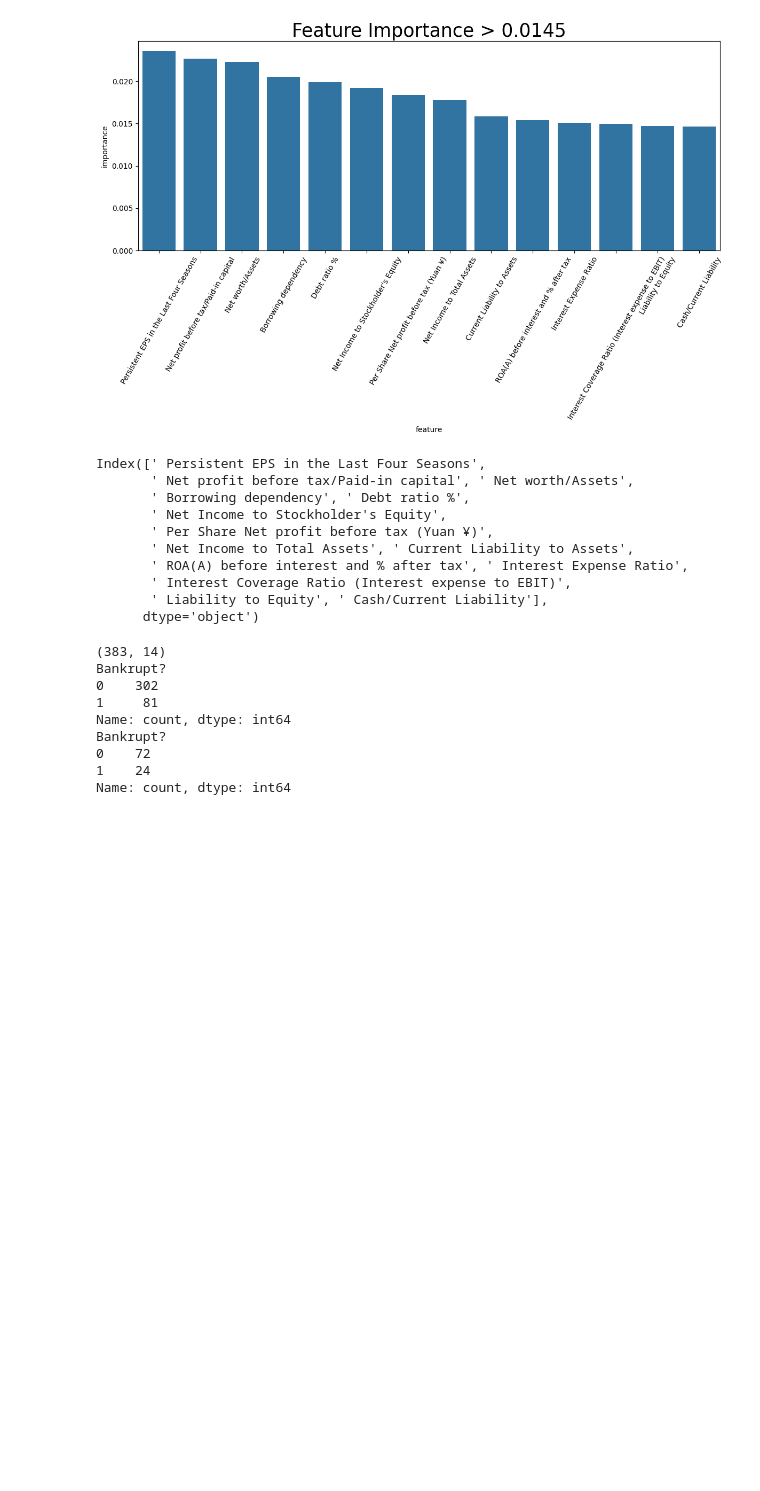
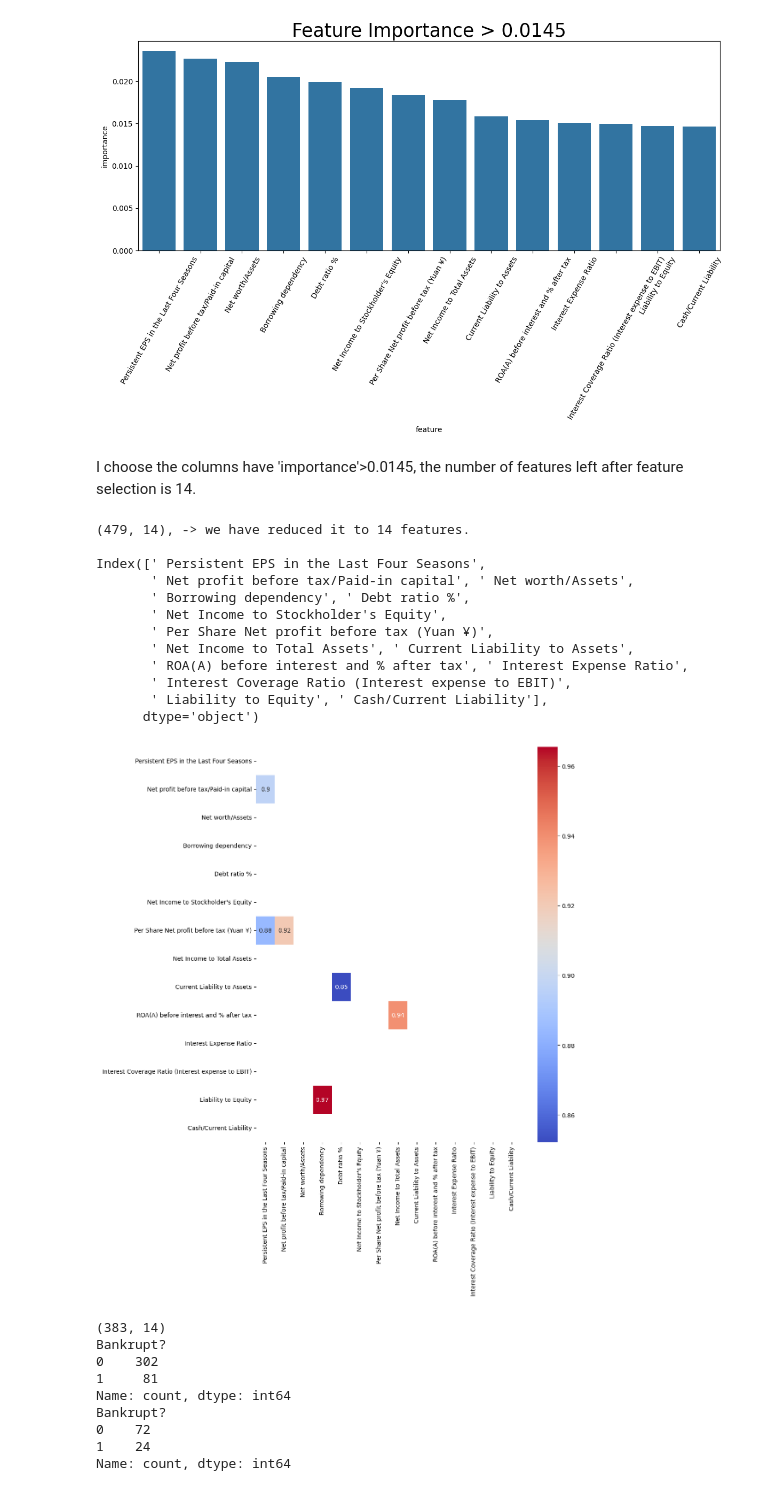
Before and after one commit to Alfred768/CS559_Final_Project, a Jupyter notebook: subgroup0/Gaoyi_Wu_subgroup0.ipynb, the cells around one changed output. Drawn from its saved outputs; the diff is of its cells as text; code cells hidden in the pictures; blank space fills up the shorter version.

```diff
--- a/subgroup0/Gaoyi_Wu_subgroup0.ipynb
+++ b/subgroup0/Gaoyi_Wu_subgroup0.ipynb
@@ -68,11 +77,15 @@ extract_features = feat_importance[feat_importance['importance']>0.0145]['featur
 
 [95 rows x 2 columns]
 [figure]
+# %% [markdown]
+I choose the columns have 'importance'>0.0145, the number of features left after feature selection is 14.
 # %%
 X_selected = X[extract_features]
+print(f'{X_selected.shape}, -> we have reduced it to {X_selected.shape[1]} features.\n')
 print(X_selected.columns)
-# X_selected =X
 # %% [output]
+(479, 14), -> we have reduced it to 14 features.
+
 Index([' Persistent EPS in the Last Four Seasons',
        ' Net profit before tax/Paid-in capital', ' Net worth/Assets',
        ' Borrowing dependency', ' Debt ratio %',
@@ -83,6 +96,16 @@ Index([' Persistent EPS in the Last Four Seasons',
        ' Interest Coverage Ratio (Interest expense to EBIT)',
        ' Liability to Equity', ' Cash/Current Liability'],
       dtype='object')
+# %%
+corr = X_selected.corr()
+threshold = 0.8
+strong_corr = corr[(corr >= threshold) & (corr < 1.0)]
+plt.figure(figsize = (10,12))
+mask = np.triu(np.ones_like(strong_corr, dtype=bool))
+sns.heatmap(strong_corr, mask=mask, cmap = 'coolwarm', annot = True)
+plt.show()
+# %% [output]
+[figure, added]
 # %%
 scaler = StandardScaler()
 X_scaled = scaler.fit_transform(X_selected)
```
Also changed, not shown: parts of 10 cells of this notebook.
